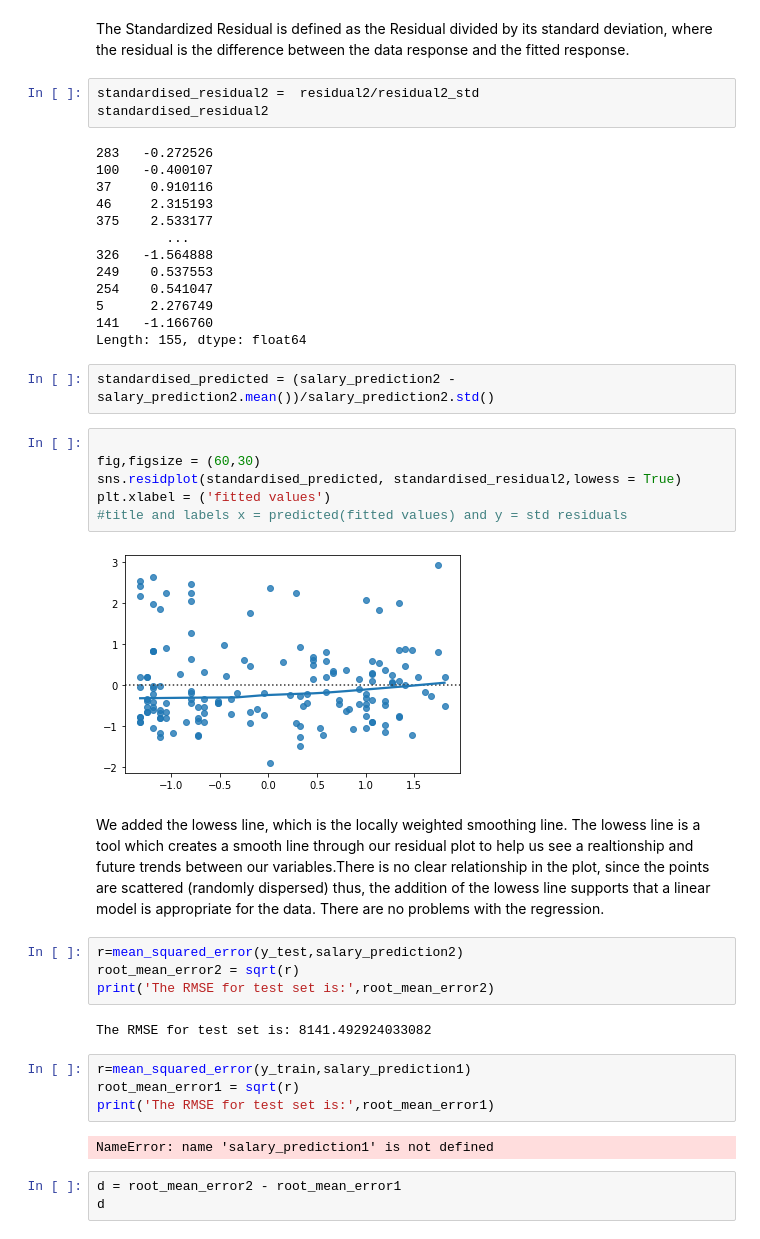
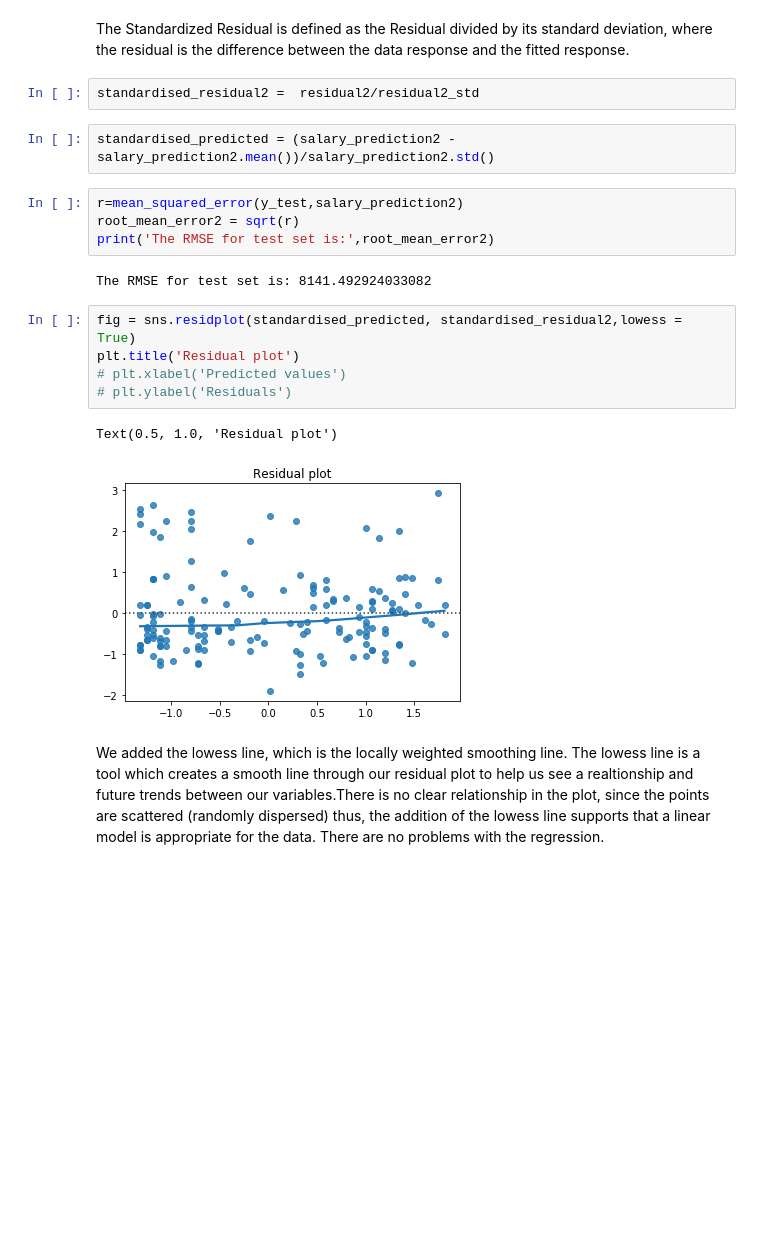
Before and after one commit to LeboSeribe/Multivariate-Regression, a Jupyter notebook: Multivariate.ipynb, the cells around one changed output. Cells and saved outputs as stored; diff of their text form; blank space fills up the shorter version.

```diff
--- a/Multivariate.ipynb
+++ b/Multivariate.ipynb
@@ -434,45 +346,22 @@ residual2_std = residual2.std()
 The Standardized Residual is defined as the Residual divided by its standard deviation, where the residual is the difference between the data response and the fitted response.
 # %%
 standardised_residual2 =  residual2/residual2_std
-standardised_residual2
-# %% [output]
-283   -0.272526
-100   -0.400107
-37     0.910116
-46     2.315193
-375    2.533177
-         ...
-326   -1.564888
-249    0.537553
-254    0.541047
-5      2.276749
-141   -1.166760
-Length: 155, dtype: float64
 # %%
 standardised_predicted = (salary_prediction2 - salary_prediction2.mean())/salary_prediction2.std()
-# %%
-
-fig,figsize = (60,30)
-sns.residplot(standardised_predicted, standardised_residual2,lowess = True)
-plt.xlabel = ('fitted values')
-#title and labels x = predicted(fitted values) and y = std residuals
-# %% [output]
-[figure, removed]
+# %%
+r=mean_squared_error(y_test,salary_prediction2)
+root_mean_error2 = sqrt(r)
+print('The RMSE for test set is:',root_mean_error2)
+# %% [output]
+The RMSE for test set is: 8141.492924033082
+# %%
+fig = sns.residplot(standardised_predicted, standardised_residual2,lowess = True)
+plt.title('Residual plot')
+# plt.xlabel('Predicted values')
+# plt.ylabel('Residuals')
+# %% [output]
+Text(0.5, 1.0, 'Residual plot')
+[figure, added]
 # %% [markdown]
 We added the lowess line, which is the locally weighted smoothing line. The lowess line is a tool which creates a smooth line through our residual plot to help us see a realtionship and future trends between our variables.There is no clear relationship in the plot, since the points are scattered (randomly dispersed) thus, the addition of the lowess line supports that a linear model is appropriate for the data.
 There are no problems with the regression.
-# %%
-r=mean_squared_error(y_test,salary_prediction2)
-root_mean_error2 = sqrt(r)
-print('The RMSE for test set is:',root_mean_error2)
-# %% [output]
-The RMSE for test set is: 8141.492924033082
-# %%
-r=mean_squared_error(y_train,salary_prediction1)
-root_mean_error1 = sqrt(r)
-print('The RMSE for test set is:',root_mean_error1)
-# %% [output]
-NameError: name 'salary_prediction1' is not defined
-# %%
-d = root_mean_error2 - root_mean_error1
-d
```
Also changed, not shown: parts of 9 cells of this notebook, 2 other files.
